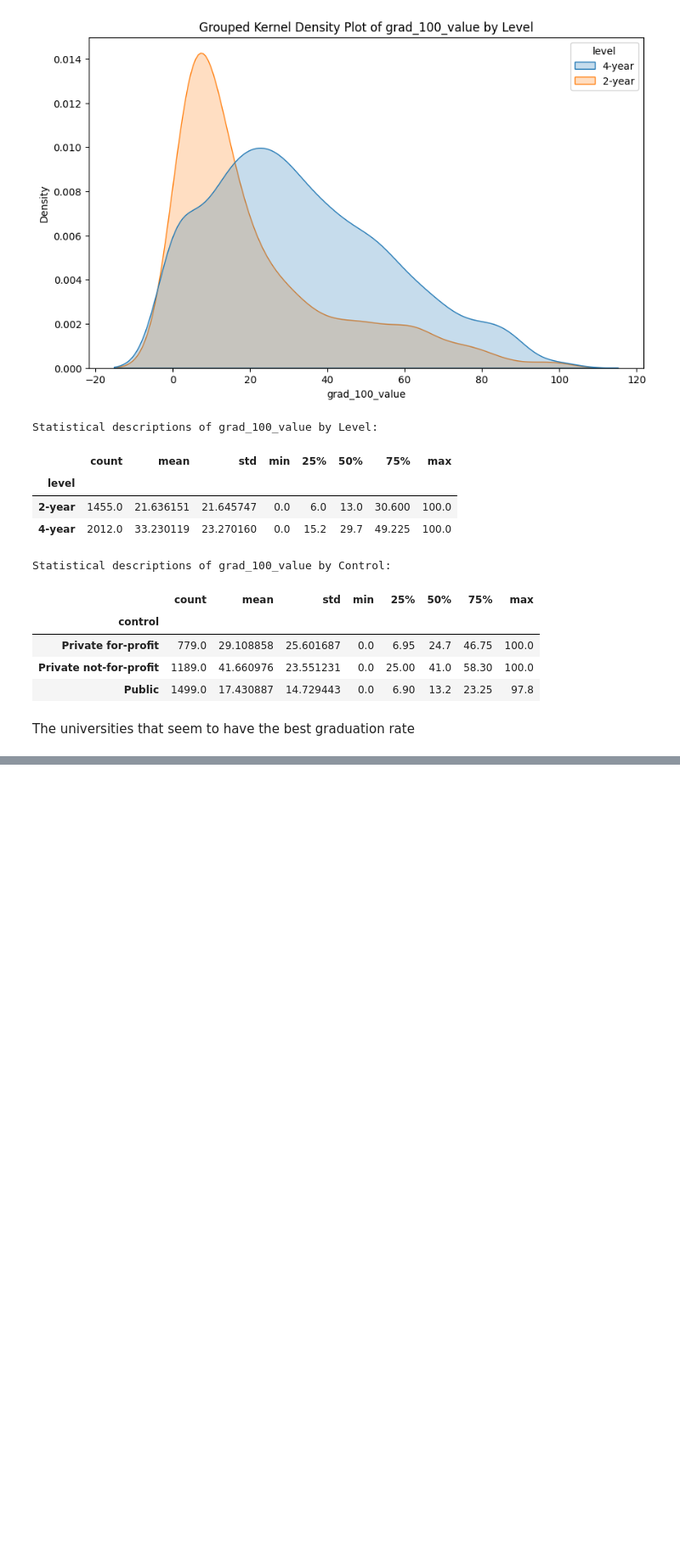
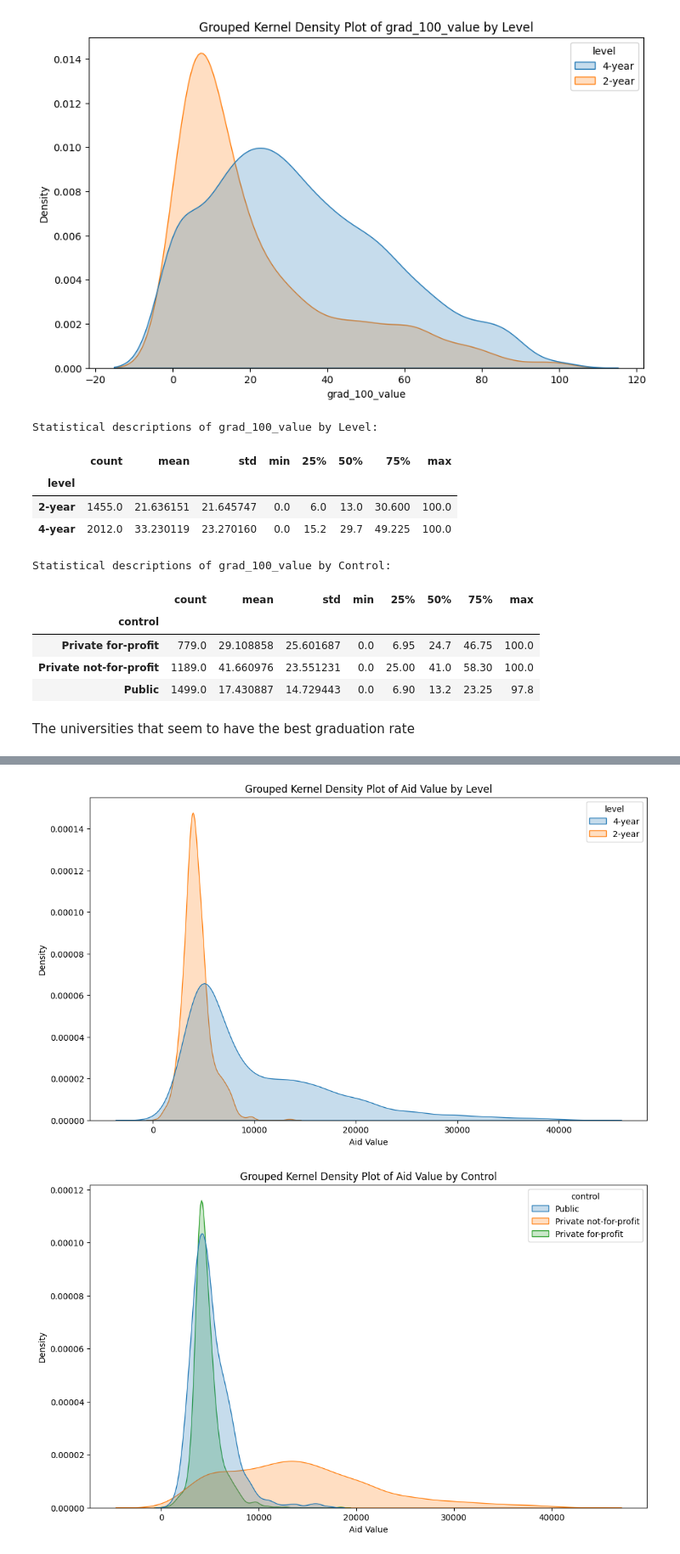
Before and after one commit to brittanyasare04/visualization_assignment, a Jupyter notebook: assignment.ipynb, the cells around one changed output, grey strips where cells are left out. Shown at 85% size. Saved outputs shown, nothing was run; the diff lists cells and outputs as text; code cells hidden in the pictures; blank space fills up the shorter version.

```diff
--- a/assignment.ipynb
+++ b/assignment.ipynb
@@ -321,0 +347,26 @@ The universities that seem to have the best graduation rate
+# %%
+# Group the graph by level and control
+plt.figure(figsize=(12, 7))
+sns.kdeplot(data=college_completion, x='aid_value', hue='level', fill=True)
+plt.title('Grouped Kernel Density Plot of Aid Value by Level')
+plt.xlabel('Aid Value')
+plt.ylabel('Density')
+plt.show()
+
+plt.figure(figsize=(12, 7))
+sns.kdeplot(data=college_completion, x='aid_value', hue='control', fill=True)
+plt.title('Grouped Kernel Density Plot of Aid Value by Control')
+plt.xlabel('Aid Value')
+plt.ylabel('Density')
+plt.show()
+
+# Grouped kernel density plot by level and control combined
+plt.figure(figsize=(14, 8))
+sns.kdeplot(data=college_completion, x='aid_value', hue='levelXcontrol', fill=True)
+plt.title('Grouped Kernel Density Plot of Aid Value by Level and Control')
+plt.xlabel('Aid Value')
+plt.ylabel('Density')
+plt.show()
+# %% [output]
+[figure, added]
+[figure, added]
```
Also changed, not shown: parts of 10 cells of this notebook.
